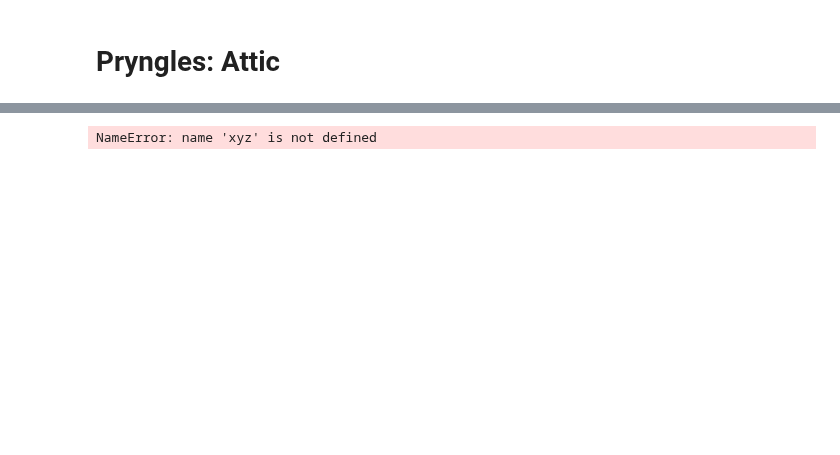
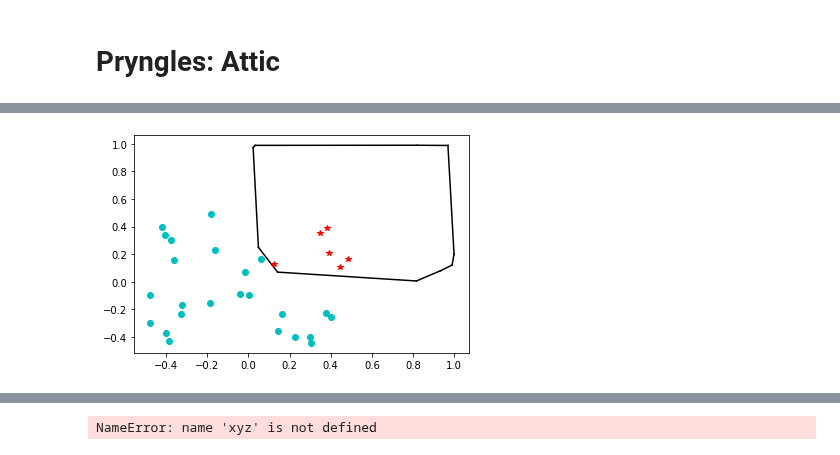
Before and after one commit to seap-udea/pryngles, a Jupyter notebook: dev/attic.ipynb, the cells around one changed output, grey strips where cells are left out. Drawn from its saved outputs; the diff is of its cells as text; code cells hidden in the pictures; blank space fills up the shorter version.

```diff
--- a/dev/attic.ipynb
+++ b/dev/attic.ipynb
@@ -1,2 +1,13 @@
 # %% [markdown]
 # Pryngles: Attic
+# %%
+import numpy as np
+from scipy.spatial import ConvexHull, convex_hull_plot_2d
+
+#Taken from https://stackoverflow.com/a/72483841
+def points_in_hull(p, hull, tol=1e-12):
+    return np.all(hull.equations[:,:-1] @ p.T + np.repeat(hull.equations[:,-1][None,:], len(p), axis=0).T <= tol, 0)
+# %%
+rng = np.random.default_rng()
+points = rng.random((30, 2))
+hull = ConvexHull(points)
@@ -2,0 +18,4 @@
+# %%
+ps = rng.random((30, 2))-0.5
+cond=points_in_hull(ps,hull)
+cond
@@ -2,0 +31,13 @@
+# %%
+import matplotlib.pyplot as plt
+#plt.plot(points[:,0], points[:,1], 'o')
+for simplex in hull.simplices:
+    plt.plot(points[simplex, 0], points[simplex, 1], 'k-')
+
+for p in ps[cond]:
+    plt.plot(p[0],p[1],'r*')
+
+for p in ps[~cond]:
+    plt.plot(p[0],p[1],'co')
+# %% [output]
+[figure, added]
```
Also changed, not shown: parts of 18 cells of this notebook, 11 other files.
